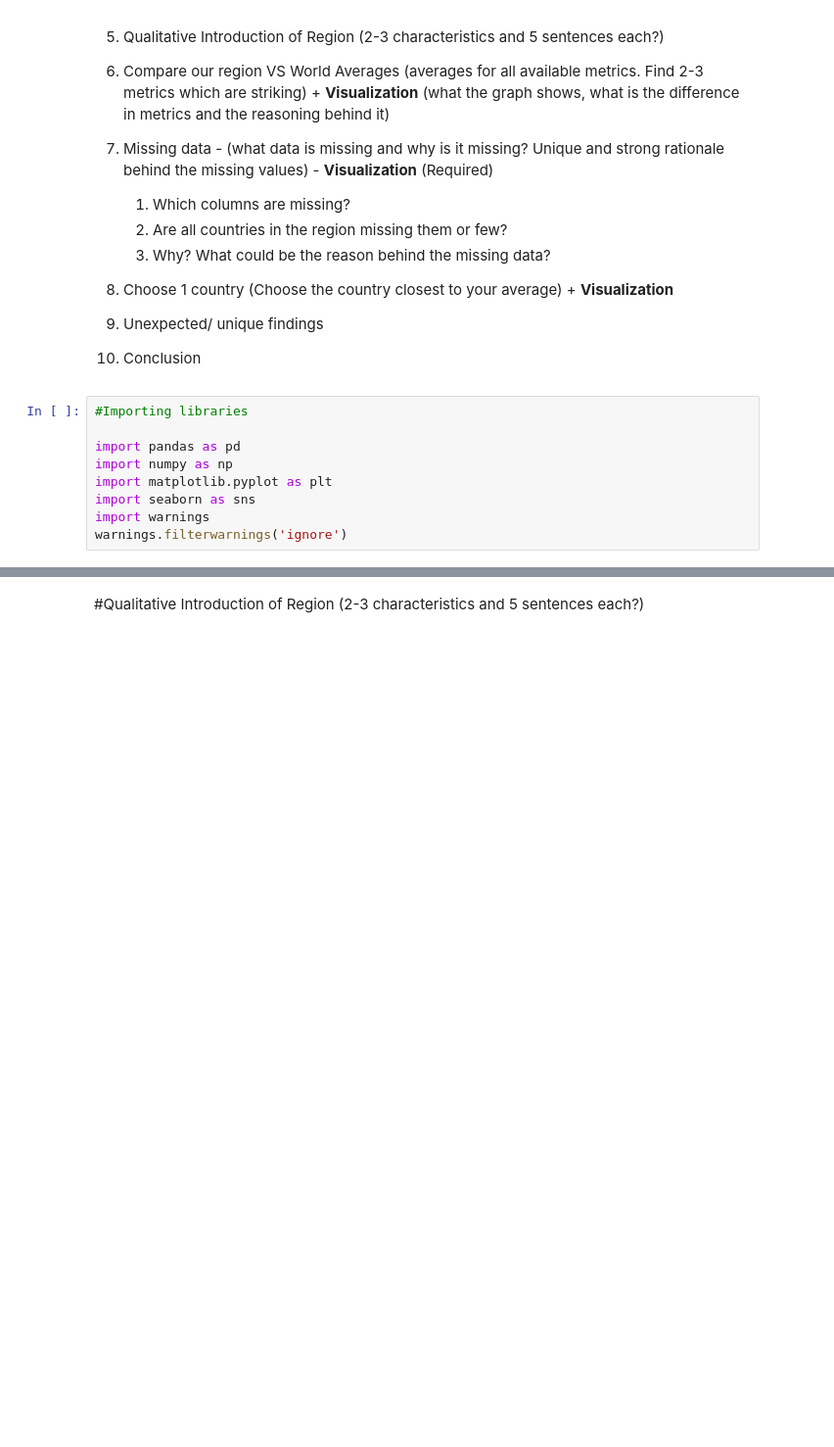
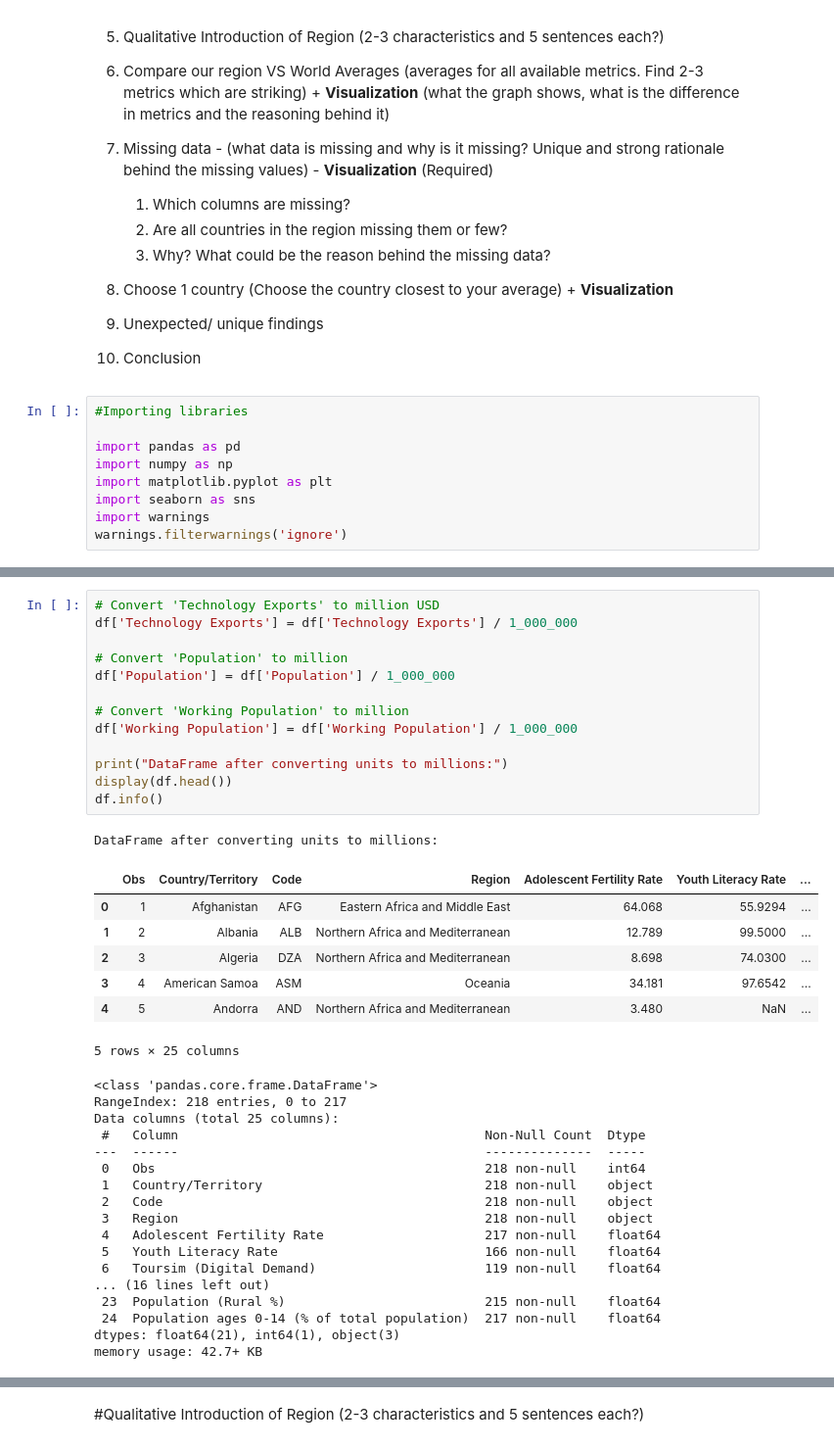
Before and after one commit to Knowasiak/A2_World_Region_Analysis, a Jupyter notebook: A2_World_Region_Analysis.ipynb, the cells around one changed output, grey strips where cells are left out. Shown at 98% size. Drawn from its saved outputs; the diff is of its cells as text; blank space fills up the shorter version.

```diff
--- a/A2_World_Region_Analysis.ipynb
+++ b/A2_World_Region_Analysis.ipynb
@@ -57,6 +60,45 @@ Data columns (total 25 columns):
  24  Population ages 0-14 (% of total population)  217 non-null    float64
 dtypes: float64(21), int64(1), object(3)
 memory usage: 42.7+ KB
+# %%
+# Convert 'Technology Exports' to million USD
+df['Technology Exports'] = df['Technology Exports'] / 1_000_000
+
+# Convert 'Population' to million
+df['Population'] = df['Population'] / 1_000_000
+
+# Convert 'Working Population' to million
+df['Working Population'] = df['Working Population'] / 1_000_000
+
+print("DataFrame after converting units to millions:")
+display(df.head())
+df.info()
+# %% [output]
+DataFrame after converting units to millions:
+|  | Obs | Country/Territory | Code | Region | Adolescent Fertility Rate | Youth Literacy Rate | ... |
+| 0 | 1 | Afghanistan | AFG | Eastern Africa and Middle East | 64.068 | 55.9294 | ... |
+| 1 | 2 | Albania | ALB | Northern Africa and Mediterranean | 12.789 | 99.5000 | ... |
+| 2 | 3 | Algeria | DZA | Northern Africa and Mediterranean | 8.698 | 74.0300 | ... |
+| 3 | 4 | American Samoa | ASM | Oceania | 34.181 | 97.6542 | ... |
+| 4 | 5 | Andorra | AND | Northern Africa and Mediterranean | 3.480 | NaN | ... |
+5 rows × 25 columns
+<class 'pandas.core.frame.DataFrame'>
+RangeIndex: 218 entries, 0 to 217
+Data columns (total 25 columns):
+ #   Column                                        Non-Null Count  Dtype
+---  ------                                        --------------  -----
+ 0   Obs                                           218 non-null    int64
+ 1   Country/Territory                             218 non-null    object
+ 2   Code                                          218 non-null    object
+ 3   Region                                        218 non-null    object
+ 4   Adolescent Fertility Rate                     217 non-null    float64
+ 5   Youth Literacy Rate                           166 non-null    float64
+ 6   Toursim (Digital Demand)                      119 non-null    float64
+... (16 lines left out)
+ 23  Population (Rural %)                          215 non-null    float64
+ 24  Population ages 0-14 (% of total population)  217 non-null    float64
+dtypes: float64(21), int64(1), object(3)
+memory usage: 42.7+ KB
 # %%
 # Extracting only the South American and Caribbean countries from the full dataset ensuring the dataset aligns with the assigned region for analysis.
 
```
Also changed, not shown: parts of 7 cells of this notebook.
